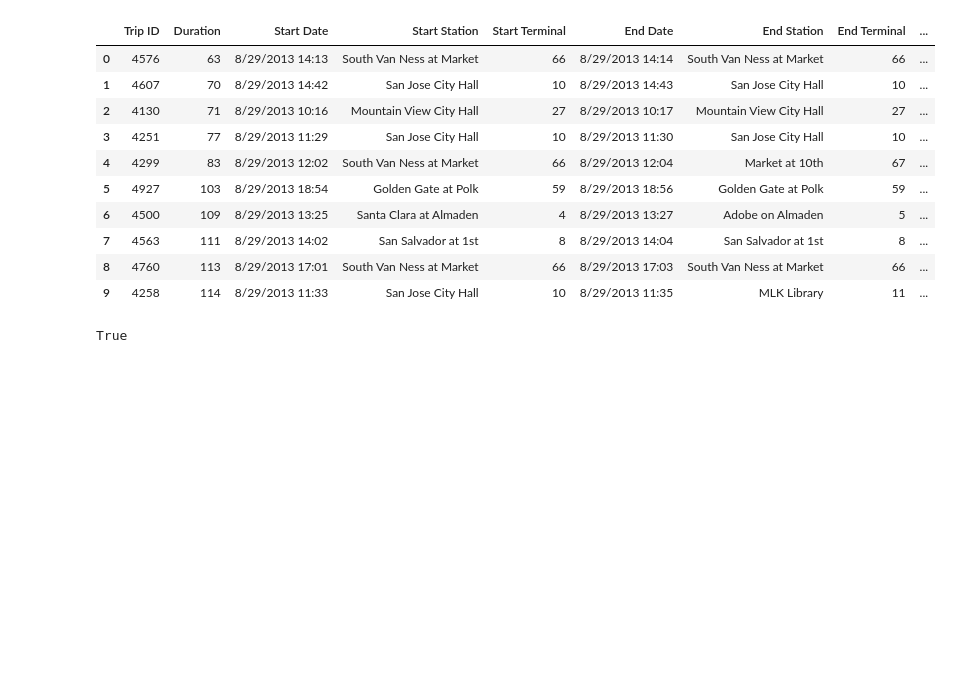
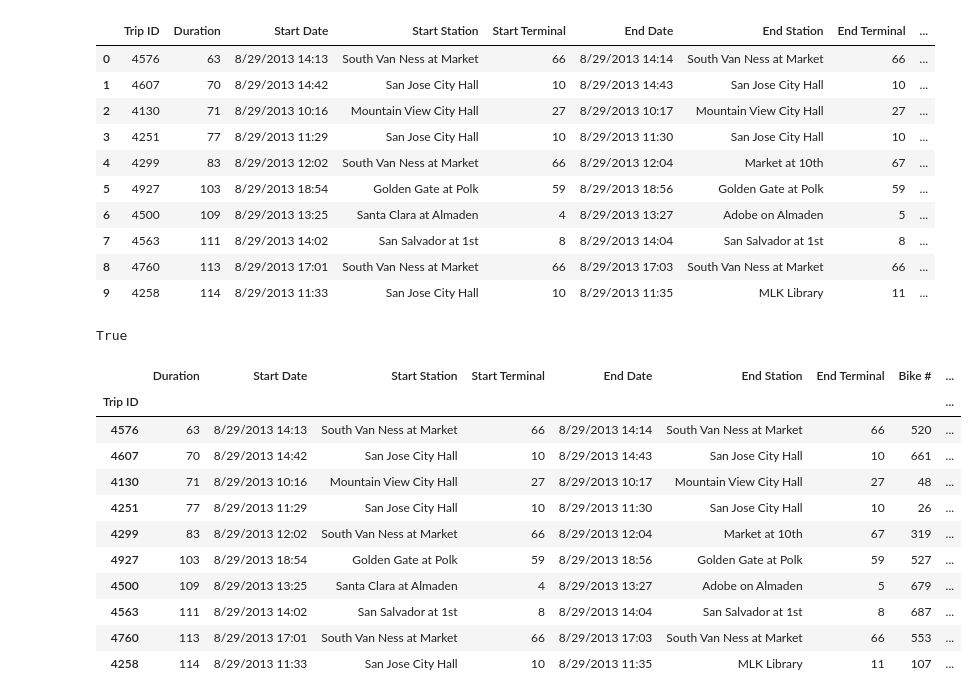
Before and after one commit to kmranrg/BikeShare, a Jupyter notebook: DataPreprocessing.ipynb, the cells around one changed output. Cells and saved outputs as stored; diff of their text form; code cells hidden in the pictures; blank space fills up the shorter version.

```diff
--- a/DataPreprocessing.ipynb
+++ b/DataPreprocessing.ipynb
@@ -45,3 +45,18 @@ dt["Trip ID"].is_unique
 True
 # %%
 dt = dt.set_index("Trip ID")
+# %%
+dt.head(10)
+# %% [output]
+|  | Duration | Start Date | Start Station | Start Terminal | End Date | End Station | End Terminal | Bike # | ... |
+| Trip ID |  |  |  |  |  |  |  |  | ... |
+| 4576 | 63 | 8/29/2013 14:13 | South Van Ness at Market | 66 | 8/29/2013 14:14 | South Van Ness at Market | 66 | 520 | ... |
+| 4607 | 70 | 8/29/2013 14:42 | San Jose City Hall | 10 | 8/29/2013 14:43 | San Jose City Hall | 10 | 661 | ... |
+| 4130 | 71 | 8/29/2013 10:16 | Mountain View City Hall | 27 | 8/29/2013 10:17 | Mountain View City Hall | 27 | 48 | ... |
+| 4251 | 77 | 8/29/2013 11:29 | San Jose City Hall | 10 | 8/29/2013 11:30 | San Jose City Hall | 10 | 26 | ... |
+| 4299 | 83 | 8/29/2013 12:02 | South Van Ness at Market | 66 | 8/29/2013 12:04 | Market at 10th | 67 | 319 | ... |
+| 4927 | 103 | 8/29/2013 18:54 | Golden Gate at Polk | 59 | 8/29/2013 18:56 | Golden Gate at Polk | 59 | 527 | ... |
+| 4500 | 109 | 8/29/2013 13:25 | Santa Clara at Almaden | 4 | 8/29/2013 13:27 | Adobe on Almaden | 5 | 679 | ... |
+| 4563 | 111 | 8/29/2013 14:02 | San Salvador at 1st | 8 | 8/29/2013 14:04 | San Salvador at 1st | 8 | 687 | ... |
+| 4760 | 113 | 8/29/2013 17:01 | South Van Ness at Market | 66 | 8/29/2013 17:03 | South Van Ness at Market | 66 | 553 | ... |
+| 4258 | 114 | 8/29/2013 11:33 | San Jose City Hall | 10 | 8/29/2013 11:35 | MLK Library | 11 | 107 | ... |
```
Also changed, not shown: parts of 10 cells of this notebook.
